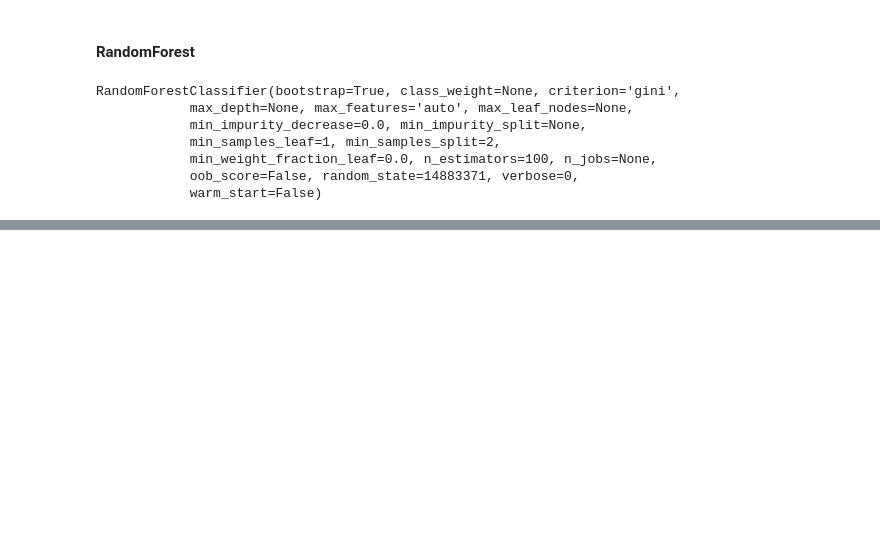
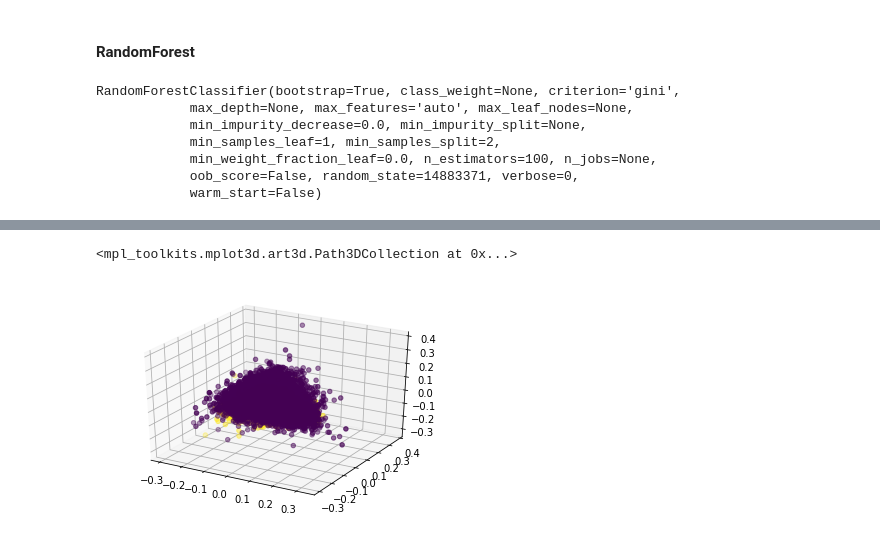
Before and after one commit to tsvvas/HIV_evolution, a Jupyter notebook: Scripts/Analys and prepare data.ipynb, the cells around one changed output, grey strips where cells are left out. Drawn from its saved outputs; the diff is of its cells as text; code cells hidden in the pictures; blank space fills up the shorter version.

```diff
--- a/Scripts/Analys and prepare data.ipynb
+++ b/Scripts/Analys and prepare data.ipynb
@@ -105,0 +104,8 @@ x_test, y_test = data_test[1:], data_test[0]
+# %%
+#Попробуем улучшить результат путем PolynominalFeauture.
+data_y = data_tmp['type']
+data_x = data_tmp[data_tmp.columns[1:]]
+Poly = PolynomialFeatures(degree=2)
+# %%
+data_poly_transform = pd.DataFrame(Poly.fit_transform(data_x, data_y))
+data_poly_transform = data_poly_transform[data_poly_transform.columns[1:]]
@@ -105,0 +130,4 @@ x_test, y_test = data_test[1:], data_test[0]
+# %%
+pca = PCA(n_components=3)
+data_tmp_pca = pd.DataFrame(pca.fit_transform(data_poly_transform))
+data_tmp_pca.tail()
@@ -105,0 +141,7 @@ x_test, y_test = data_test[1:], data_test[0]
+# %%
+fig = plt.figure()
+ax = fig.add_subplot(111, projection='3d')
+ax.scatter(data_tmp_pca[0], data_tmp_pca[1], data_tmp_pca[2], c = labels)
+# %% [output]
+<mpl_toolkits.mplot3d.art3d.Path3DCollection at 0x...>
+[figure, added]
```
Also changed, not shown: parts of 40 cells of this notebook, 8 other files.
